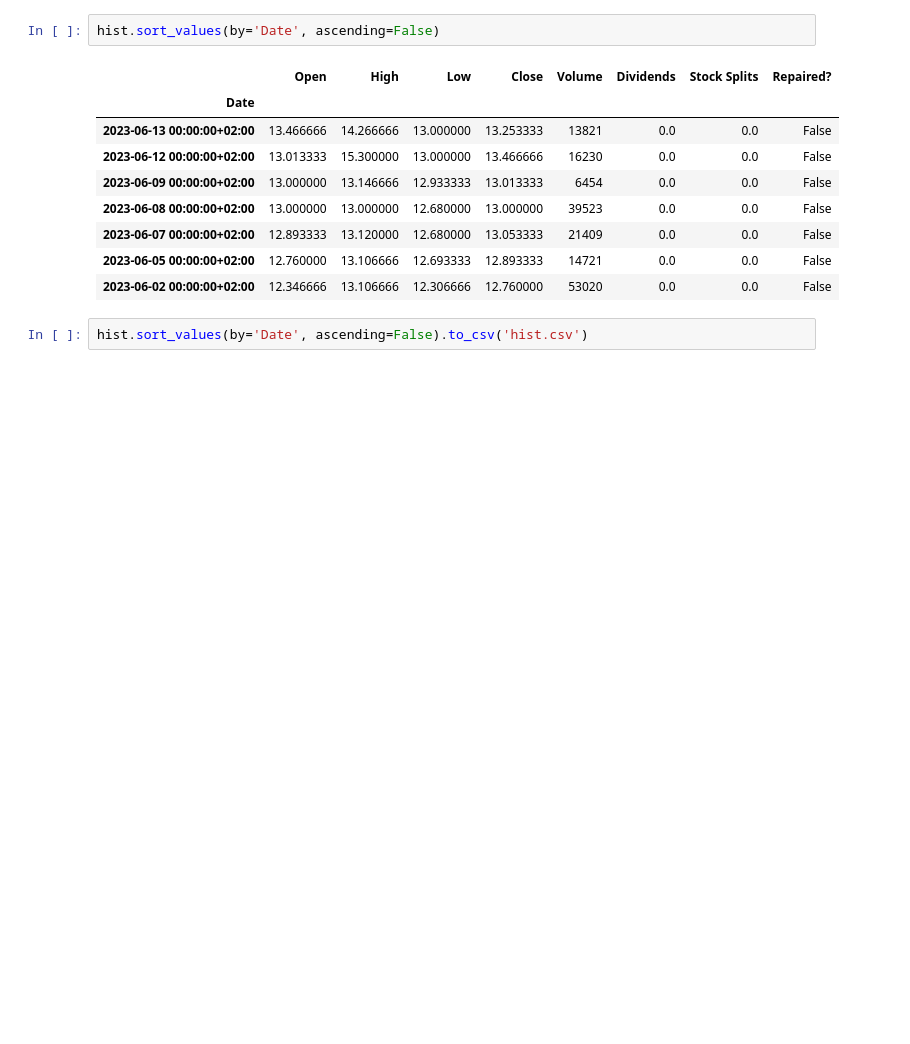
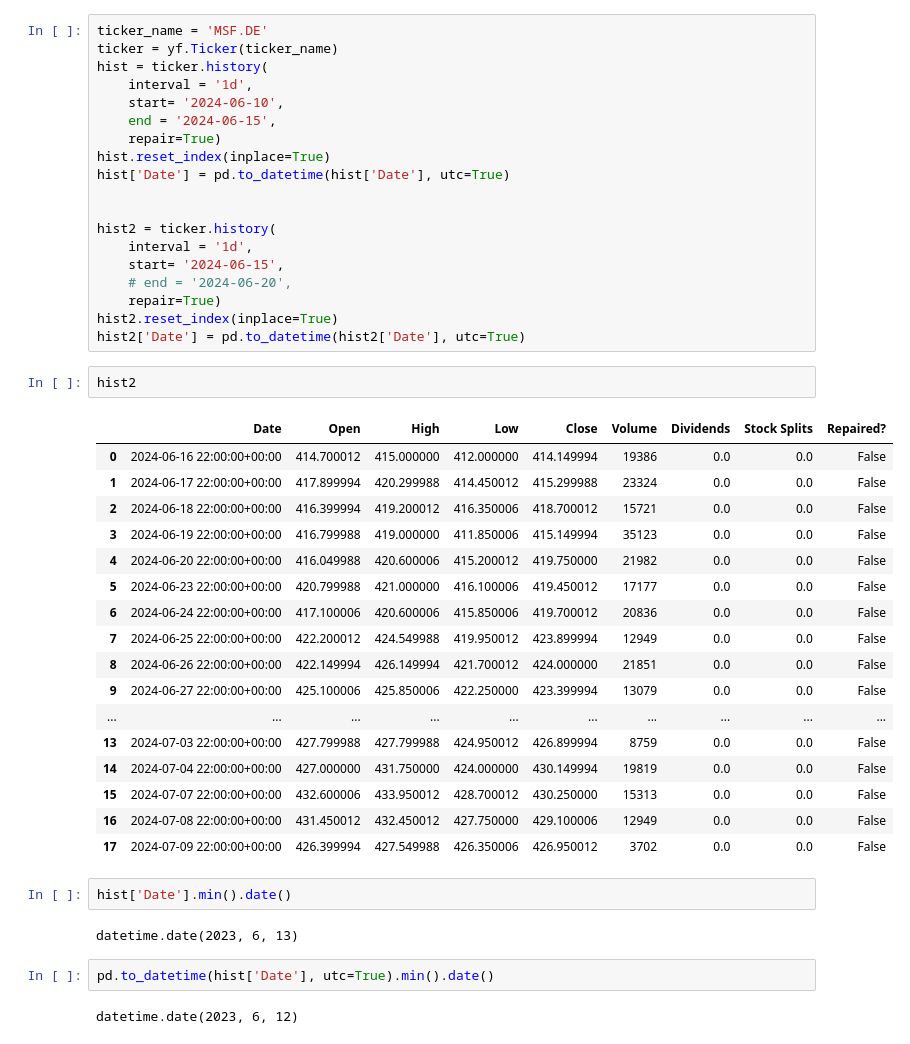
Before and after one commit to yyhhoi/yforseer, a Jupyter notebook: try.ipynb, the cells around one changed output. Saved outputs shown, nothing was run; the diff lists cells and outputs as text; blank space fills up the shorter version.

```diff
--- a/try.ipynb
+++ b/try.ipynb
@@ -11,14 +290,47 @@ hist = ticks.history(
-# %%
-hist.sort_values(by='Date', ascending=False)
-# %% [output]
-|  | Open | High | Low | Close | Volume | Dividends | Stock Splits | Repaired? |
-| Date |  |  |  |  |  |  |  |  |
-| 2023-06-13 00:00:00+02:00 | 13.466666 | 14.266666 | 13.000000 | 13.253333 | 13821 | 0.0 | 0.0 | False |
-| 2023-06-12 00:00:00+02:00 | 13.013333 | 15.300000 | 13.000000 | 13.466666 | 16230 | 0.0 | 0.0 | False |
-| 2023-06-09 00:00:00+02:00 | 13.000000 | 13.146666 | 12.933333 | 13.013333 | 6454 | 0.0 | 0.0 | False |
-| 2023-06-08 00:00:00+02:00 | 13.000000 | 13.000000 | 12.680000 | 13.000000 | 39523 | 0.0 | 0.0 | False |
-| 2023-06-07 00:00:00+02:00 | 12.893333 | 13.120000 | 12.680000 | 13.053333 | 21409 | 0.0 | 0.0 | False |
-| 2023-06-05 00:00:00+02:00 | 12.760000 | 13.106666 | 12.693333 | 12.893333 | 14721 | 0.0 | 0.0 | False |
-| 2023-06-02 00:00:00+02:00 | 12.346666 | 13.106666 | 12.306666 | 12.760000 | 53020 | 0.0 | 0.0 | False |
-# %%
-hist.sort_values(by='Date', ascending=False).to_csv('hist.csv')
+# %%
+ticker_name = 'MSF.DE'
+ticker = yf.Ticker(ticker_name)
+hist = ticker.history(
+    interval = '1d',
+    start= '2024-06-10',
+    end = '2024-06-15',
+    repair=True)
+hist.reset_index(inplace=True)
+hist['Date'] = pd.to_datetime(hist['Date'], utc=True)
+
+
+hist2 = ticker.history(
+    interval = '1d',
+    start= '2024-06-15',
+    # end = '2024-06-20',
+    repair=True)
+hist2.reset_index(inplace=True)
+hist2['Date'] = pd.to_datetime(hist2['Date'], utc=True)
+# %%
+hist2
+# %% [output]
+|  | Date | Open | High | Low | Close | Volume | Dividends | Stock Splits | Repaired? |
+| 0 | 2024-06-16 22:00:00+00:00 | 414.700012 | 415.000000 | 412.000000 | 414.149994 | 19386 | 0.0 | 0.0 | False |
+| 1 | 2024-06-17 22:00:00+00:00 | 417.899994 | 420.299988 | 414.450012 | 415.299988 | 23324 | 0.0 | 0.0 | False |
+| 2 | 2024-06-18 22:00:00+00:00 | 416.399994 | 419.200012 | 416.350006 | 418.700012 | 15721 | 0.0 | 0.0 | False |
+| 3 | 2024-06-19 22:00:00+00:00 | 416.799988 | 419.000000 | 411.850006 | 415.149994 | 35123 | 0.0 | 0.0 | False |
+| 4 | 2024-06-20 22:00:00+00:00 | 416.049988 | 420.600006 | 415.200012 | 419.750000 | 21982 | 0.0 | 0.0 | False |
+| 5 | 2024-06-23 22:00:00+00:00 | 420.799988 | 421.000000 | 416.100006 | 419.450012 | 17177 | 0.0 | 0.0 | False |
+| 6 | 2024-06-24 22:00:00+00:00 | 417.100006 | 420.600006 | 415.850006 | 419.700012 | 20836 | 0.0 | 0.0 | False |
+| 7 | 2024-06-25 22:00:00+00:00 | 422.200012 | 424.549988 | 419.950012 | 423.899994 | 12949 | 0.0 | 0.0 | False |
+| 8 | 2024-06-26 22:00:00+00:00 | 422.149994 | 426.149994 | 421.700012 | 424.000000 | 21851 | 0.0 | 0.0 | False |
+| 9 | 2024-06-27 22:00:00+00:00 | 425.100006 | 425.850006 | 422.250000 | 423.399994 | 13079 | 0.0 | 0.0 | False |
+| ... | ... | ... | ... | ... | ... | ... | ... | ... | ... |
+| 13 | 2024-07-03 22:00:00+00:00 | 427.799988 | 427.799988 | 424.950012 | 426.899994 | 8759 | 0.0 | 0.0 | False |
+| 14 | 2024-07-04 22:00:00+00:00 | 427.000000 | 431.750000 | 424.000000 | 430.149994 | 19819 | 0.0 | 0.0 | False |
+| 15 | 2024-07-07 22:00:00+00:00 | 432.600006 | 433.950012 | 428.700012 | 430.250000 | 15313 | 0.0 | 0.0 | False |
+| 16 | 2024-07-08 22:00:00+00:00 | 431.450012 | 432.450012 | 427.750000 | 429.100006 | 12949 | 0.0 | 0.0 | False |
+| 17 | 2024-07-09 22:00:00+00:00 | 426.399994 | 427.549988 | 426.350006 | 426.950012 | 3702 | 0.0 | 0.0 | False |
+# %%
+hist['Date'].min().date()
+# %% [output]
+datetime.date(2023, 6, 13)
+# %%
+pd.to_datetime(hist['Date'], utc=True).min().date()
+# %% [output]
+datetime.date(2023, 6, 12)
```
Also changed, not shown: parts of 30 cells of this notebook, 3 other files.
